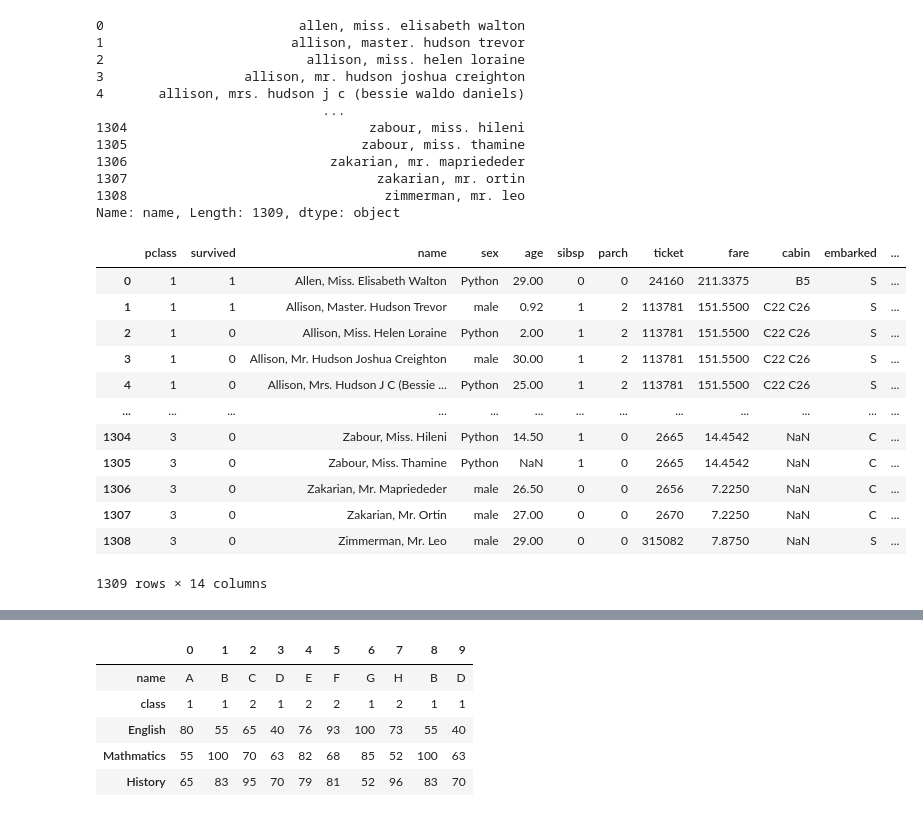
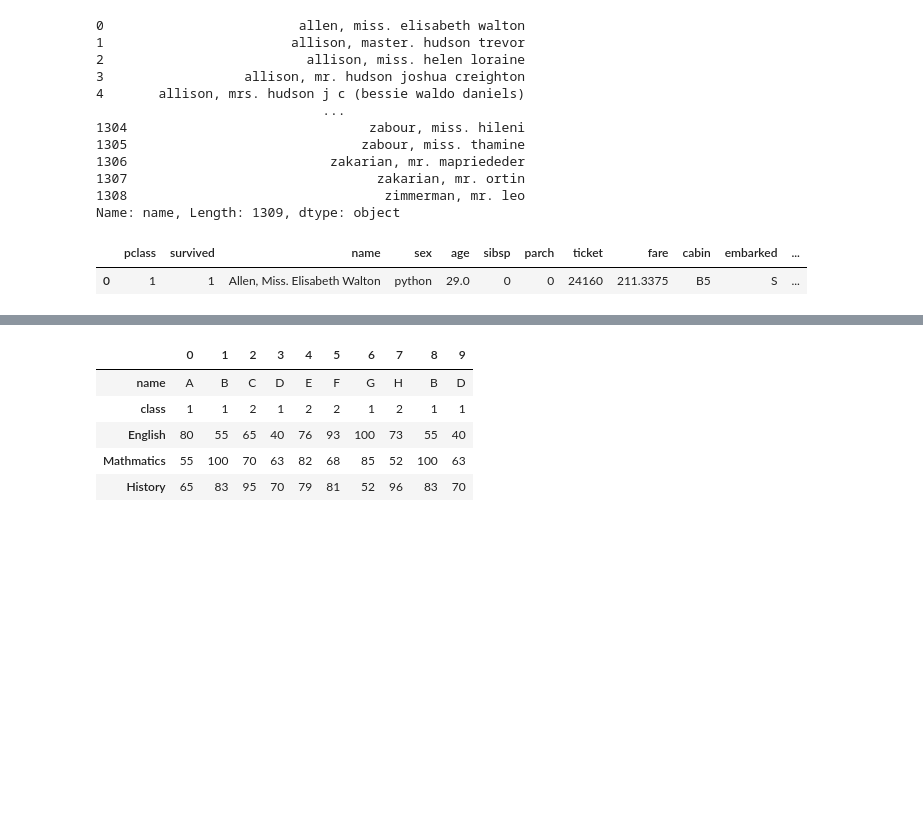
Before and after one commit to T-Sawao/Problem_100, a Jupyter notebook: pandas_100/notebook/01_Pandas_100_Knocks_for_Begginer_v1.0.4.ipynb, the cells around one changed output, grey strips where cells are left out. Drawn from its saved outputs; the diff is of its cells as text; code cells hidden in the pictures; blank space fills up the shorter version.

```diff
--- a/pandas_100/notebook/01_Pandas_100_Knocks_for_Begginer_v1.0.4.ipynb
+++ b/pandas_100/notebook/01_Pandas_100_Knocks_for_Begginer_v1.0.4.ipynb
@@ -1053,19 +1054,8 @@ Name: name, Length: 1309, dtype: object
 # print(ans[55]) #回答表示
 df = initialize1() #初期化
 # %%
-df["sex"] = df["sex"].replace("female","Python")
-df
+df["sex"] = df["sex"].replace({"female":"python"})
+df.head(1)
 # %% [output]
 |  | pclass | survived | name | sex | age | sibsp | parch | ticket | fare | cabin | embarked | ... |
-| 0 | 1 | 1 | Allen, Miss. Elisabeth Walton | Python | 29.00 | 0 | 0 | 24160 | 211.3375 | B5 | S | ... |
-| 1 | 1 | 1 | Allison, Master. Hudson Trevor | male | 0.92 | 1 | 2 | 113781 | 151.5500 | C22 C26 | S | ... |
-| 2 | 1 | 0 | Allison, Miss. Helen Loraine | Python | 2.00 | 1 | 2 | 113781 | 151.5500 | C22 C26 | S | ... |
-| 3 | 1 | 0 | Allison, Mr. Hudson Joshua Creighton | male | 30.00 | 1 | 2 | 113781 | 151.5500 | C22 C26 | S | ... |
-| 4 | 1 | 0 | Allison, Mrs. Hudson J C (Bessie ... | Python | 25.00 | 1 | 2 | 113781 | 151.5500 | C22 C26 | S | ... |
-| ... | ... | ... | ... | ... | ... | ... | ... | ... | ... | ... | ... | ... |
-| 1304 | 3 | 0 | Zabour, Miss. Hileni | Python | 14.50 | 1 | 0 | 2665 | 14.4542 | NaN | C | ... |
-| 1305 | 3 | 0 | Zabour, Miss. Thamine | Python | NaN | 1 | 0 | 2665 | 14.4542 | NaN | C | ... |
-| 1306 | 3 | 0 | Zakarian, Mr. Mapriededer | male | 26.50 | 0 | 0 | 2656 | 7.2250 | NaN | C | ... |
-| 1307 | 3 | 0 | Zakarian, Mr. Ortin | male | 27.00 | 0 | 0 | 2670 | 7.2250 | NaN | C | ... |
-| 1308 | 3 | 0 | Zimmerman, Mr. Leo | male | 29.00 | 0 | 0 | 315082 | 7.8750 | NaN | S | ... |
+| 0 | 1 | 1 | Allen, Miss. Elisabeth Walton | python | 29.0 | 0 | 0 | 24160 | 211.3375 | B5 | S | ... |
-1309 rows × 14 columns
```
Also changed, not shown: parts of 45 cells of this notebook, 1 other file.
